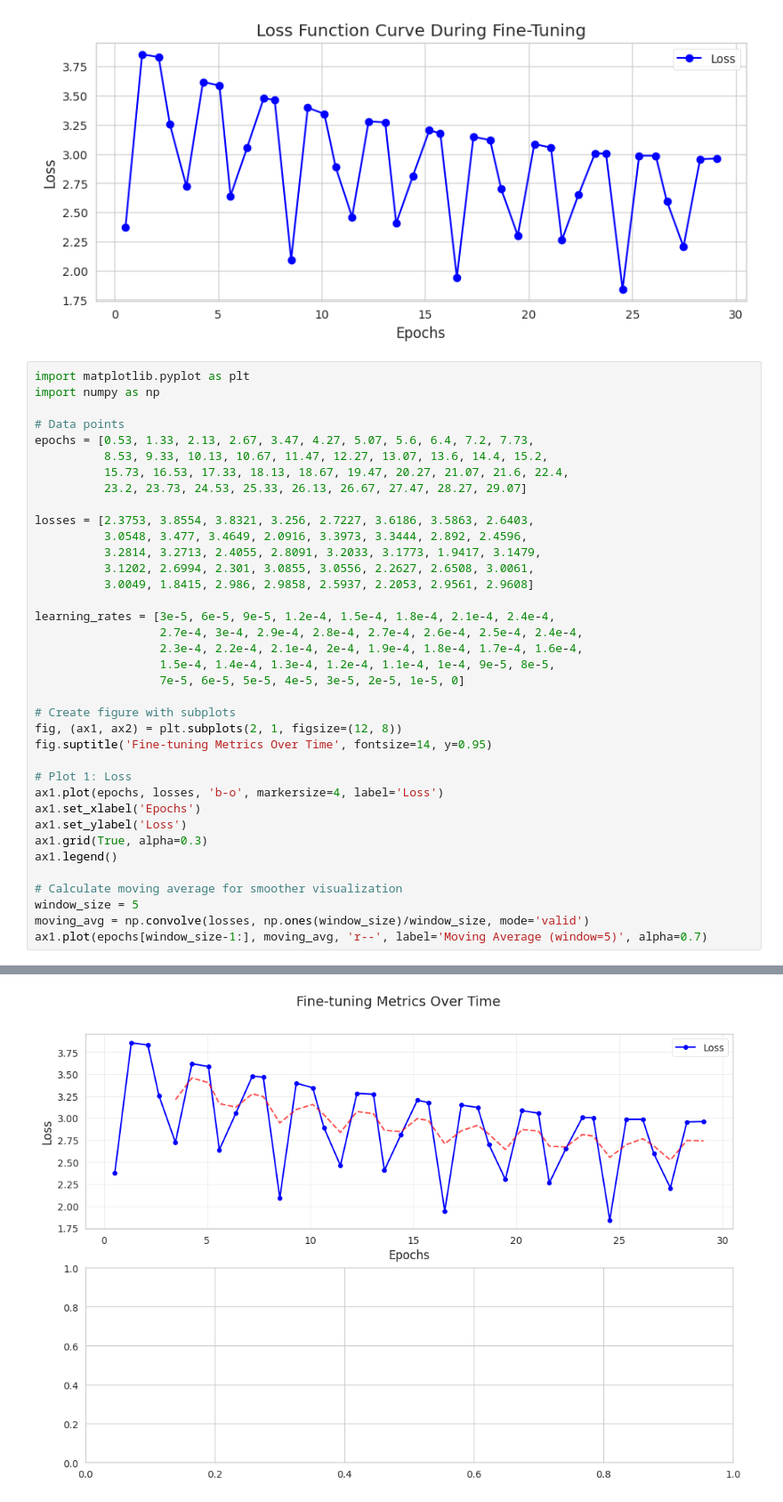
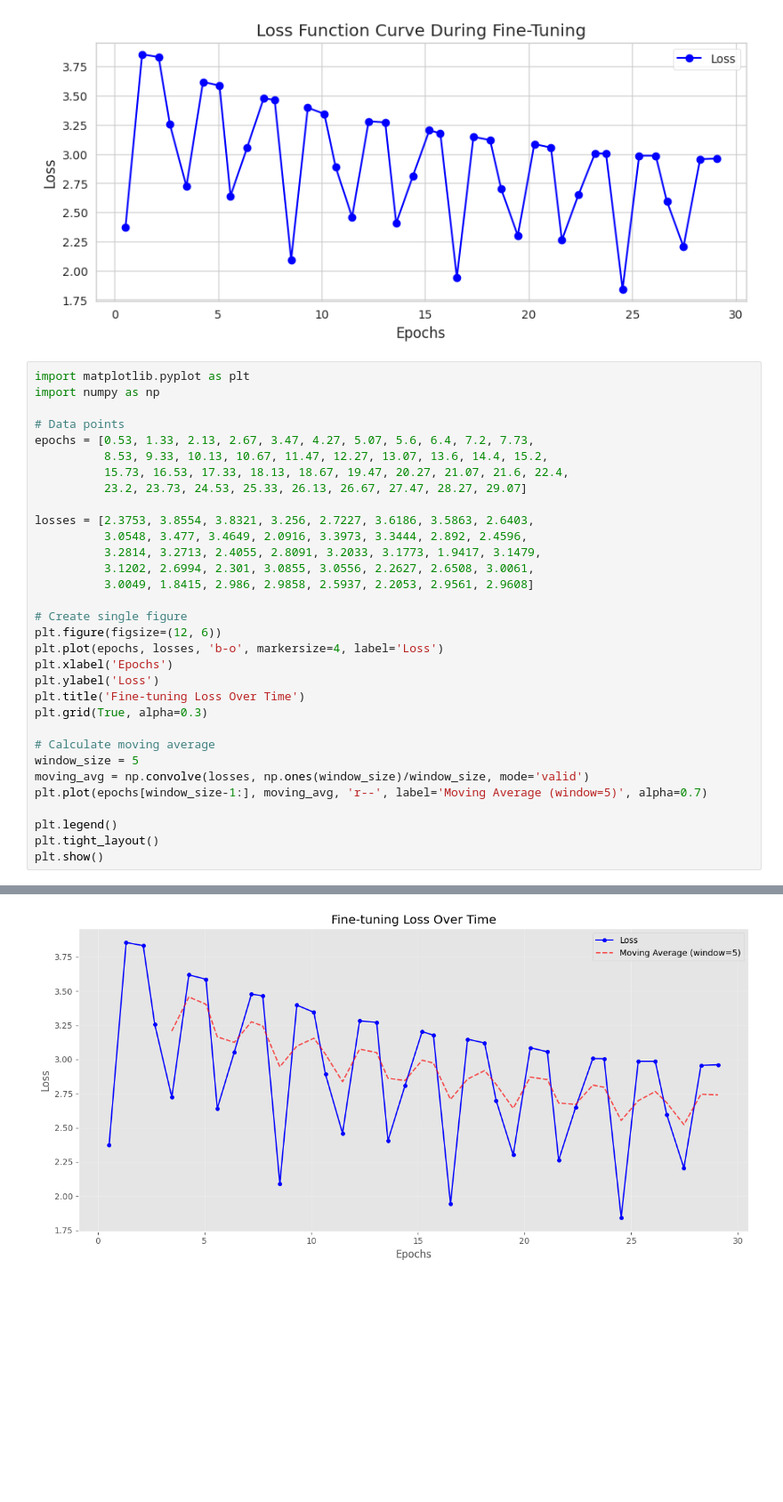
Before and after one commit to devshafi/personalized-llm, a Jupyter notebook: unsloth/fine-tuning-llm-unsloth-v1.1.ipynb, the cells around one changed output, grey strips where cells are left out. Shown at 89% size. Cells and saved outputs as stored; diff of their text form; blank space fills up the shorter version.

Commit message:
feat: fine-tuned complete properly

```diff
--- a/unsloth/fine-tuning-llm-unsloth-v1.1.ipynb
+++ b/unsloth/fine-tuning-llm-unsloth-v1.1.ipynb
@@ -333,25 +332,20 @@ losses = [2.3753, 3.8554, 3.8321, 3.256, 2.7227, 3.6186, 3.5863, 2.6403,
           3.1202, 2.6994, 2.301, 3.0855, 3.0556, 2.2627, 2.6508, 3.0061,
           3.0049, 1.8415, 2.986, 2.9858, 2.5937, 2.2053, 2.9561, 2.9608]
 
-learning_rates = [3e-5, 6e-5, 9e-5, 1.2e-4, 1.5e-4, 1.8e-4, 2.1e-4, 2.4e-4,
-                  2.7e-4, 3e-4, 2.9e-4, 2.8e-4, 2.7e-4, 2.6e-4, 2.5e-4, 2.4e-4,
-                  2.3e-4, 2.2e-4, 2.1e-4, 2e-4, 1.9e-4, 1.8e-4, 1.7e-4, 1.6e-4,
-                  1.5e-4, 1.4e-4, 1.3e-4, 1.2e-4, 1.1e-4, 1e-4, 9e-5, 8e-5,
-                  7e-5, 6e-5, 5e-5, 4e-5, 3e-5, 2e-5, 1e-5, 0]
+# Create single figure
+plt.figure(figsize=(12, 6))
+plt.plot(epochs, losses, 'b-o', markersize=4, label='Loss')
+plt.xlabel('Epochs')
+plt.ylabel('Loss')
+plt.title('Fine-tuning Loss Over Time')
+plt.grid(True, alpha=0.3)
 
-# Create figure with subplots
-fig, (ax1, ax2) = plt.subplots(2, 1, figsize=(12, 8))
-fig.suptitle('Fine-tuning Metrics Over Time', fontsize=14, y=0.95)
-
-# Plot 1: Loss
-ax1.plot(epochs, losses, 'b-o', markersize=4, label='Loss')
-ax1.set_xlabel('Epochs')
-ax1.set_ylabel('Loss')
-ax1.grid(True, alpha=0.3)
-ax1.legend()
-
-# Calculate moving average for smoother visualization
+# Calculate moving average
 window_size = 5
 moving_avg = np.convolve(losses, np.ones(window_size)/window_size, mode='valid')
-ax1.plot(epochs[window_size-1:], moving_avg, 'r--', label='Moving Average (window=5)', alpha=0.7)
+plt.plot(epochs[window_size-1:], moving_avg, 'r--', label='Moving Average (window=5)', alpha=0.7)
+
+plt.legend()
+plt.tight_layout()
+plt.show()
 # %% [output]
@@ -359 +352 @@ ax1.plot(epochs[window_size-1:], moving_avg, 'r--', label='Moving Average (windo
-[figure, old version]
+[figure, new version]
```
Also changed, not shown: parts of 6 cells of this notebook.
